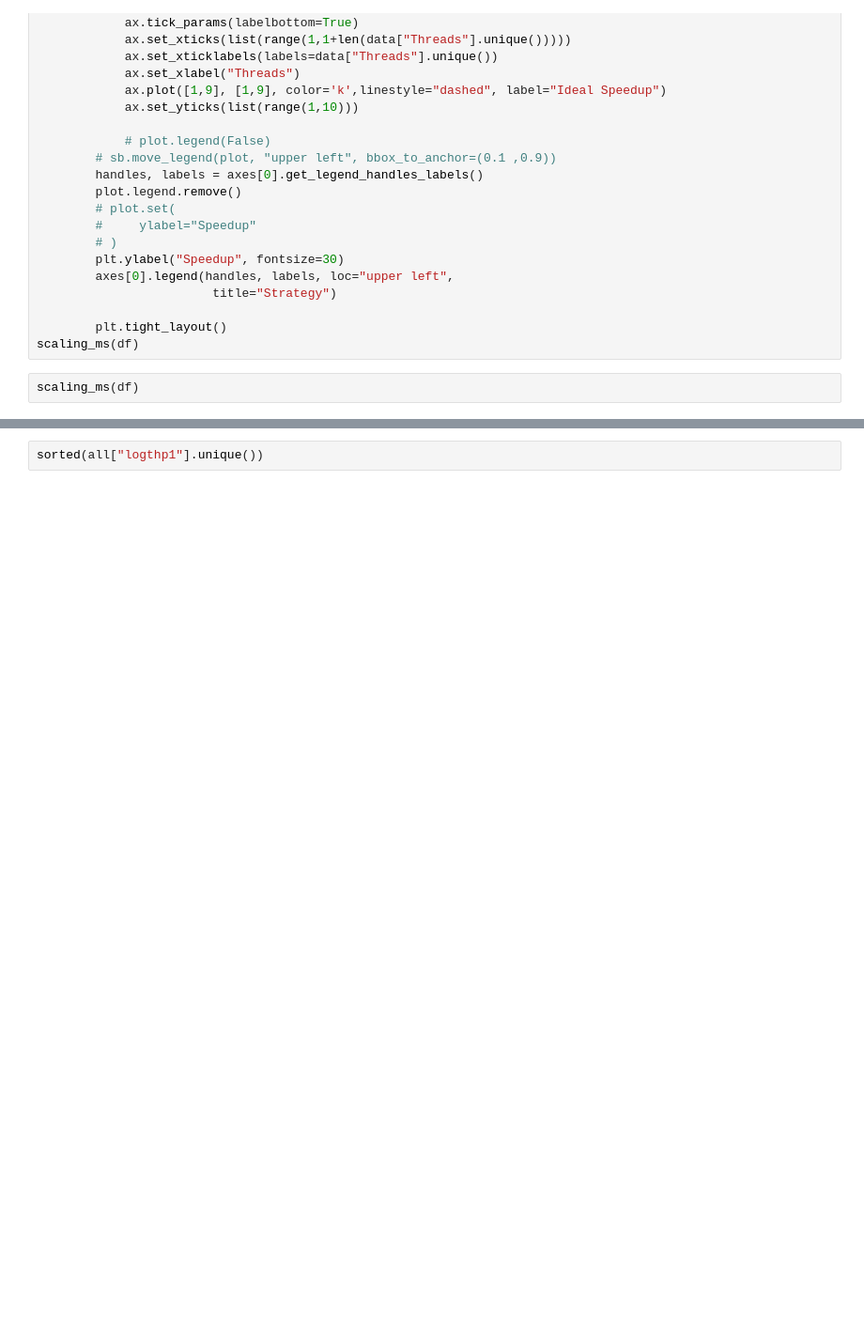
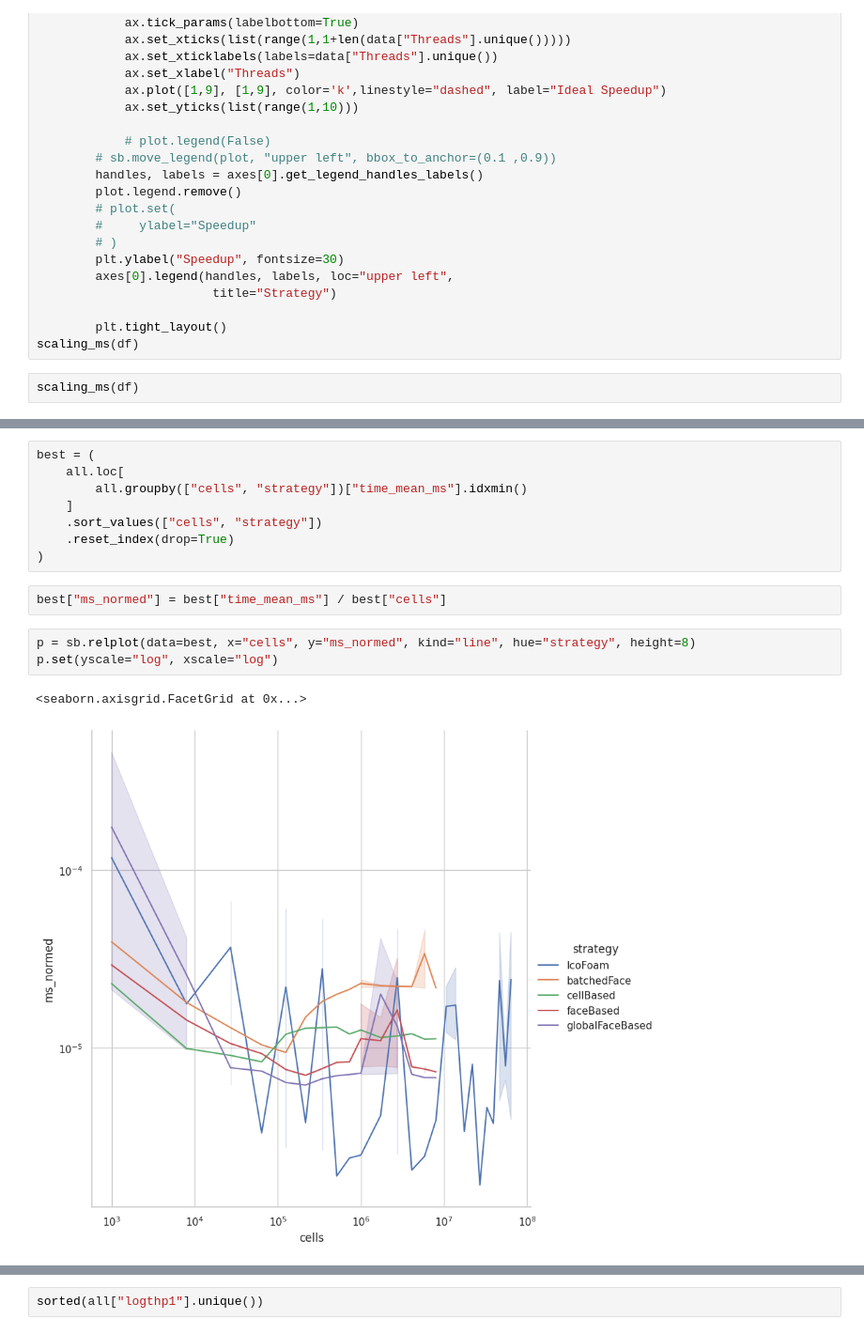
Before and after one commit to lupeterm/FVM-Prototyping, a Jupyter notebook: notebooks/icofoam.ipynb, the cells around one changed output, grey strips where cells are left out. Shown at 94% size. Cells and saved outputs as stored; diff of their text form; blank space fills up the shorter version.

```diff
--- a/notebooks/icofoam.ipynb
+++ b/notebooks/icofoam.ipynb
@@ -374,0 +388,16 @@ plt.savefig("../figures/icoFoam-julia-normed.svg")
+# %%
+best = (
+    all.loc[
+        all.groupby(["cells", "strategy"])["time_mean_ms"].idxmin()
+    ]
+    .sort_values(["cells", "strategy"])
+    .reset_index(drop=True)
+)
+# %%
+best["ms_normed"] = best["time_mean_ms"] / best["cells"]
+# %%
+p = sb.relplot(data=best, x="cells", y="ms_normed", kind="line", hue="strategy", height=8)
+p.set(yscale="log", xscale="log")
+# %% [output]
+<seaborn.axisgrid.FacetGrid at 0x...>
+[figure, added]
```
Also changed, not shown: parts of 5 cells of this notebook, 14 other files.
